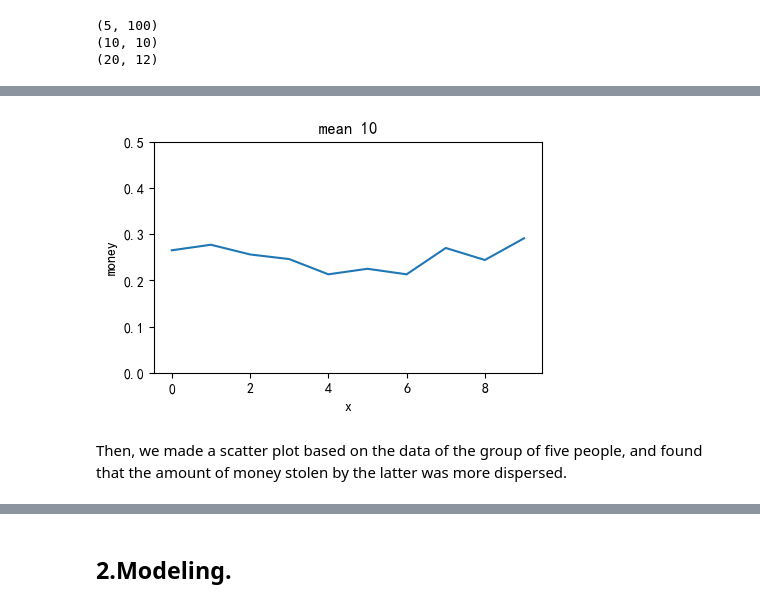
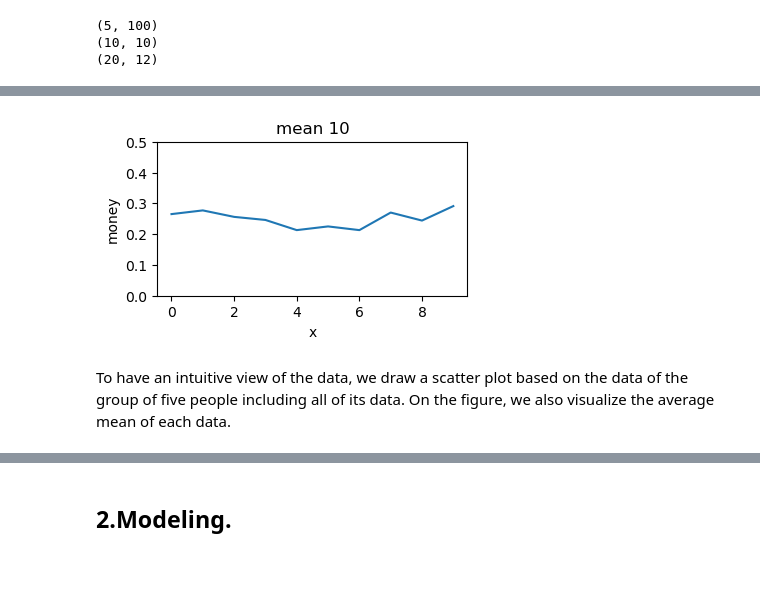
Before and after one commit to qinchao2022/SI140A-project, a Jupyter notebook: main.ipynb, the cells around one changed output, grey strips where cells are left out. Cells and saved outputs as stored; diff of their text form; code cells hidden in the pictures; blank space fills up the shorter version.

```diff
--- a/main.ipynb
+++ b/main.ipynb
@@ -30,12 +44,3 @@ data05_all = np.concatenate((data05[0], data05[1], data05[2], data05[3], data05[
 (5, 100)
 (10, 10)
 (20, 12)
-# %%
-plt.rcParams['font.sans-serif'] = ['SimHei']
-plt.rcParams['axes.unicode_minus'] = False
-plt.rcParams['figure.dpi'] = 100
-plt.rcParams['figure.figsize'] = (5,3)
-plt.title("mean")
-x=range(5)
-plt.bar(x,mean05)
-plt.show()
@@ -44,12 +47,14 @@ plt.show()
 # %%
+# As example of showing the data's correctness, we output the diagram of mean10
 x = range(10)
+plt.figure(figsize=(4,2))
 plt.plot(x, mean10)
 plt.title("mean 10")
 plt.xlabel("x")
 plt.ylabel("money")
 plt.ylim(0, 0.5)
 plt.show()
 # %% [output]
-[figure, old version]
+[figure, new version]
 # %% [markdown]
-Then, we made a scatter plot based on the data of the group of five people, and found that the amount of money stolen by the latter was more dispersed.
+To have an intuitive view of the data, we draw a scatter plot based on the data of the group of five people including all of its data. On the figure, we also visualize the average mean of each data.
```
Also changed, not shown: parts of 87 cells of this notebook, 1 other file.
